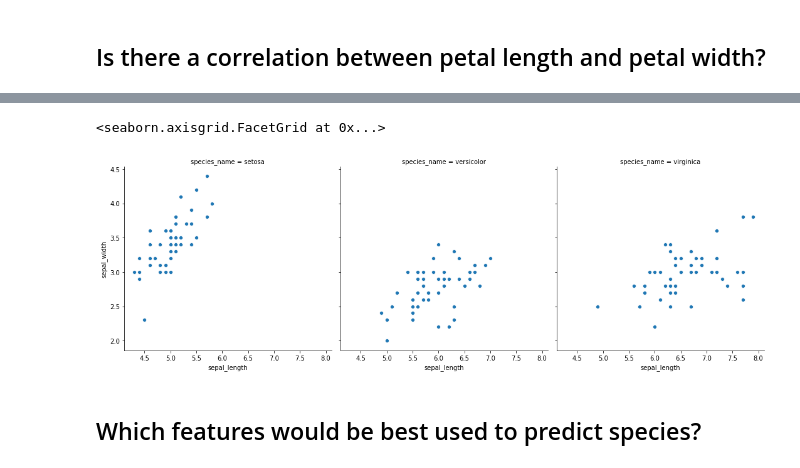
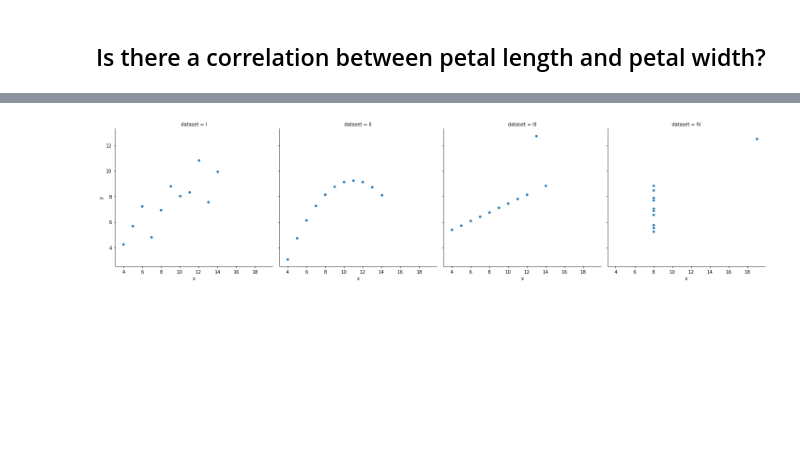
Before and after one commit to chasethompson/python-exercises, a Jupyter notebook: 4.8.5_seaborn_exercises.ipynb, the cells around one changed output, grey strips where cells are left out. Saved outputs shown, nothing was run; the diff lists cells and outputs as text; code cells hidden in the pictures; blank space fills up the shorter version.

```diff
--- a/4.8.5_seaborn_exercises.ipynb
+++ b/4.8.5_seaborn_exercises.ipynb
@@ -76,0 +62,3 @@ sns.relplot(x='petal_width', y='petal_length', data=plants)
+# %%
+anscombe = sns.load_dataset('anscombe')
+anscombe
@@ -77,7 +83,5 @@ sns.relplot(x='petal_width', y='petal_length', data=plants)
 # %%
-sns.relplot(x='sepal_length', y='sepal_width', col='species_name', data=plants)
+sns.relplot(x='x', y='y', col='dataset', data=anscombe)
+plt.show()
 # %% [output]
-<seaborn.axisgrid.FacetGrid at 0x...>
-[figure, old version]
+[figure, new version]
-# %% [markdown]
-## Which features would be best used to predict species?
```
Also changed, not shown: parts of 18 cells of this notebook, 1 other file.
